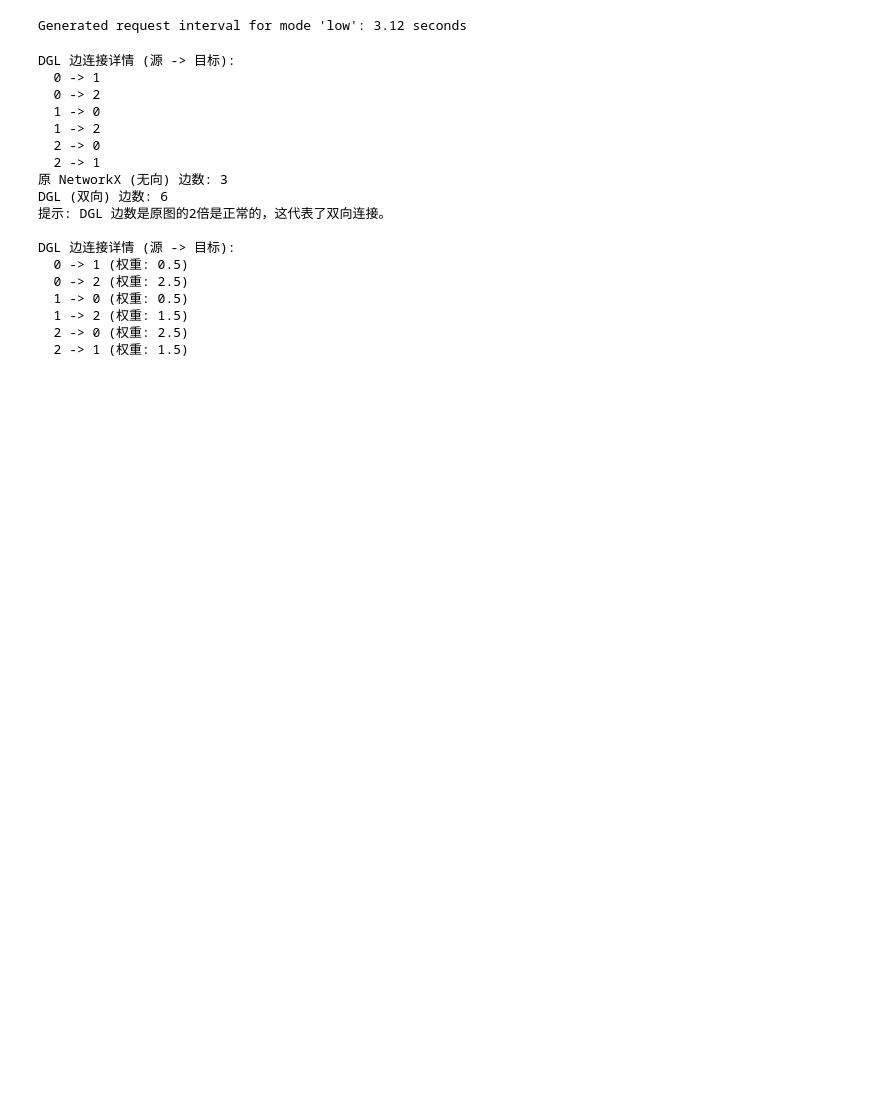
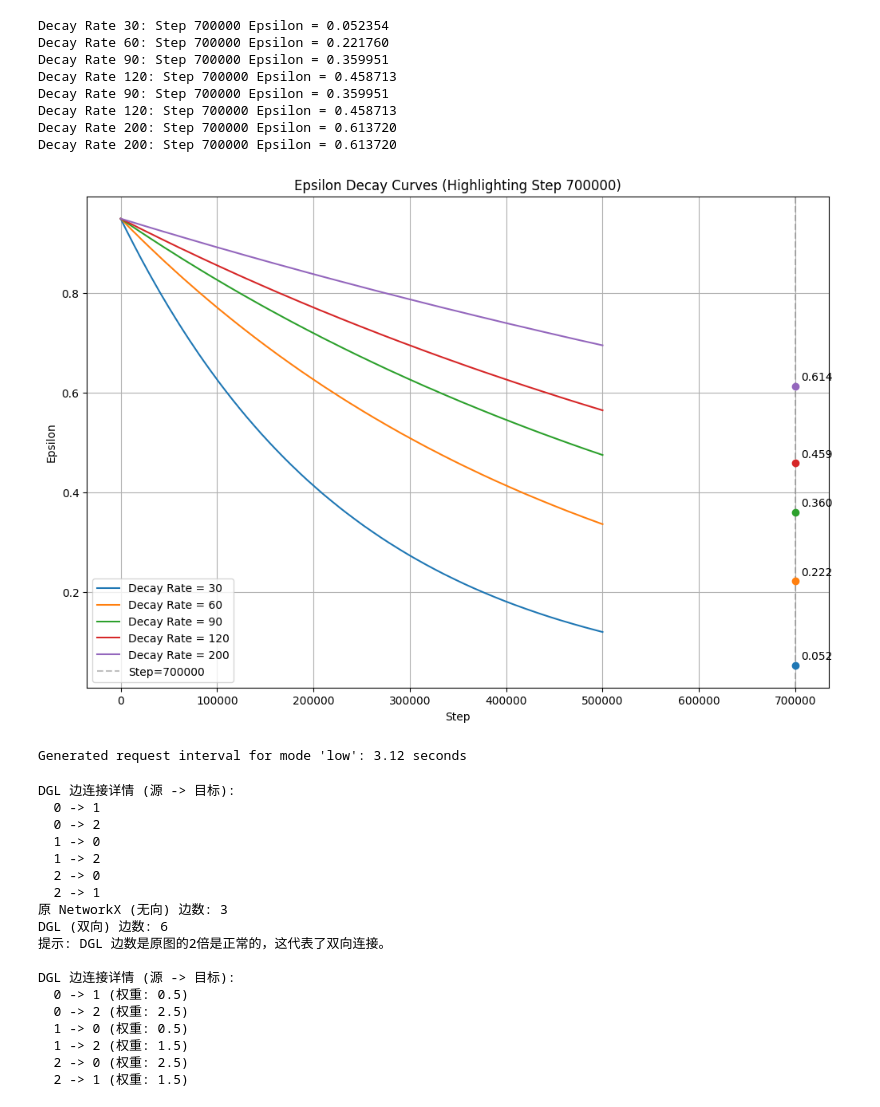
Before and after one commit to wuliuqi567/RL_SNRouting, a Jupyter notebook: Algorithm/test.ipynb, the cells around one changed output. Drawn from its saved outputs; the diff is of its cells as text; code cells hidden in the pictures; blank space fills up the shorter version.

```diff
--- a/Algorithm/test.ipynb
+++ b/Algorithm/test.ipynb
@@ -1,3 +1,58 @@
+# %%
+import matplotlib.pyplot as plt
+import numpy as np
+import math
+
+MAX_EPSILON = 0.95      # Maximum value that the exploration parameter can have
+MIN_EPSILON = 0.001     # Minimum value that the exploration parameter can have
+LAMBDA      = 0.0005   # This value is used to decay the epsilon in the deep learning implementation
+
+# List of decay rates to compare
+decay_rates = [30, 60, 90, 120, 200]
+
+# Target step to inspect (e.g., 100,000)
+target_step = 700000
+
+# Generate steps for visualization
+# Adjust the range (0 to 500000) to match your expected simulation duration
+steps_range = np.linspace(0, 500000, 500000)
+
+plt.figure(figsize=(12, 8))
+
+for rate in decay_rates:
+    # Calculate epsilon values for each step with the current decay rate
+    epsilon_values = [MIN_EPSILON + (MAX_EPSILON - MIN_EPSILON) * math.exp(-LAMBDA * step / (rate * (2**2))) for step in steps_range]
+
+    # Calculate value at target step specifically
+    val_at_target = MIN_EPSILON + (MAX_EPSILON - MIN_EPSILON) * math.exp(-LAMBDA * target_step / (rate * (2**2)))
+
+    # Plotting
+    p = plt.plot(steps_range, epsilon_values, label=f'Decay Rate = {rate}')
+
+    # Mark the target point on the plot
+    plt.scatter([target_step], [val_at_target], color=p[0].get_color(), zorder=5)
+    # Add text annotation
+    plt.annotate(f'{val_at_target:.3f}', (target_step, val_at_target), xytext=(5, 5), textcoords='offset points')
+
+    print(f"Decay Rate {rate}: Step {target_step} Epsilon = {val_at_target:.6f}")
+
+plt.axvline(x=target_step, color='gray', linestyle='--', alpha=0.5, label=f'Step={target_step}')
+plt.title(f'Epsilon Decay Curves (Highlighting Step {target_step})')
+plt.xlabel('Step')
+plt.ylabel('Epsilon')
+plt.grid(True)
+plt.legend()
+plt.show()
+# %% [output]
+Decay Rate 30: Step 700000 Epsilon = 0.052354
+Decay Rate 60: Step 700000 Epsilon = 0.221760
+Decay Rate 90: Step 700000 Epsilon = 0.359951
+Decay Rate 120: Step 700000 Epsilon = 0.458713
+Decay Rate 90: Step 700000 Epsilon = 0.359951
+Decay Rate 120: Step 700000 Epsilon = 0.458713
+Decay Rate 200: Step 700000 Epsilon = 0.613720
+Decay Rate 200: Step 700000 Epsilon = 0.613720
+[figure, added]
 # %%
 
 
```
Also changed, not shown: 12 other files.
